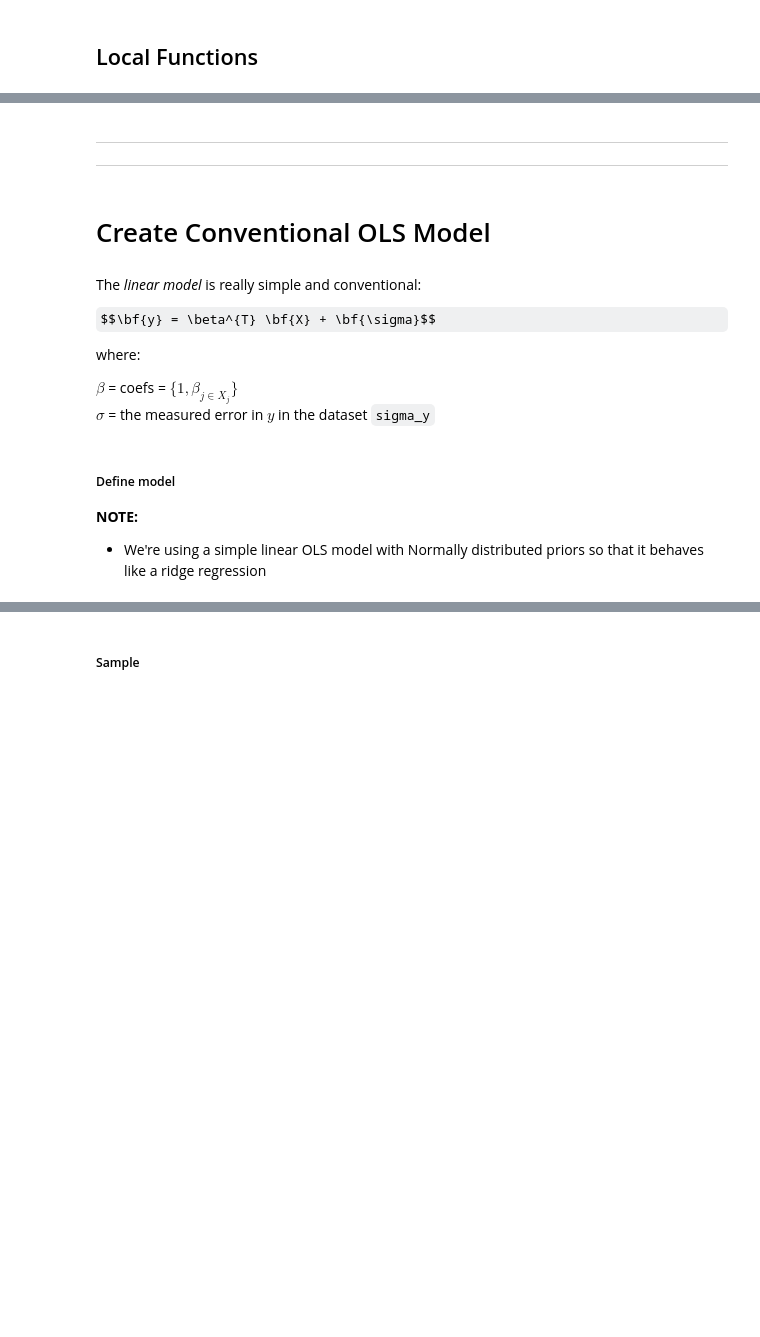
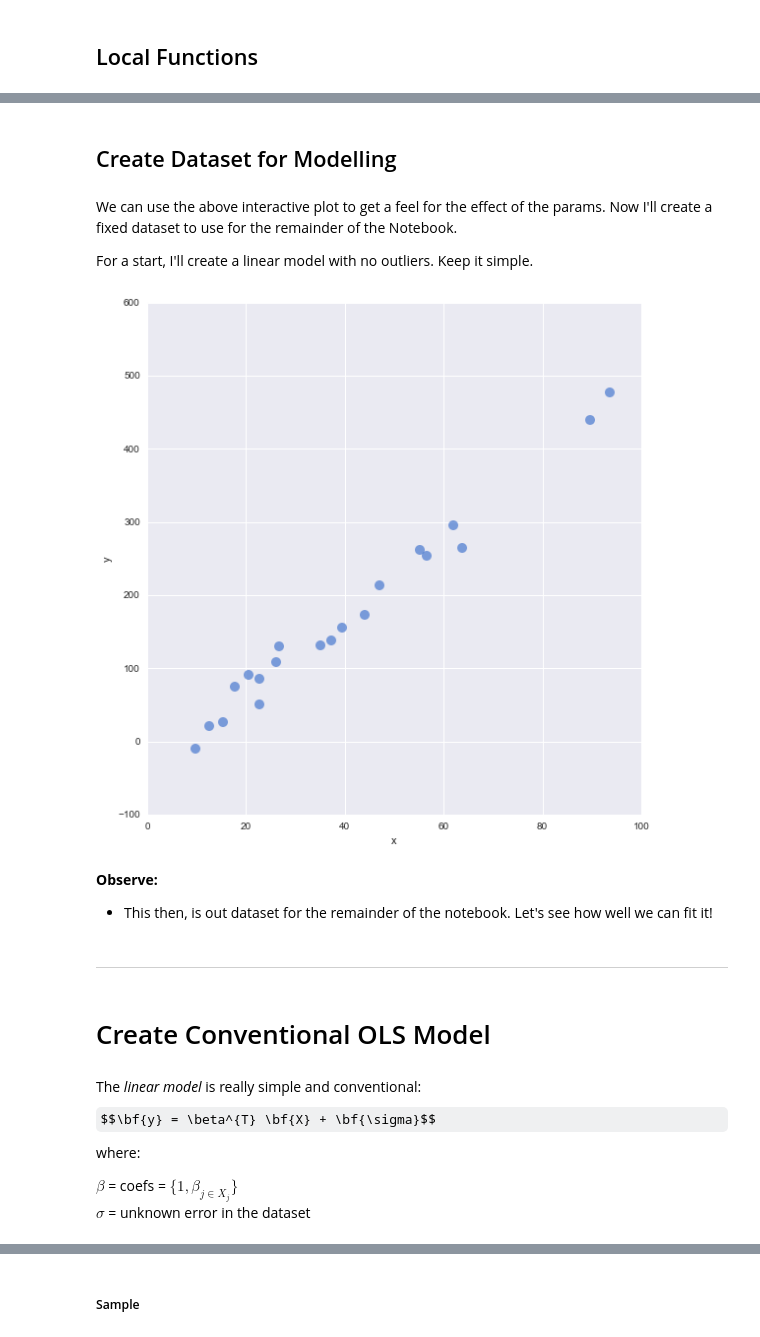
Before and after one commit to jonsedar/pymc_examples, a Jupyter notebook: ModelSelection-BayesFactor.ipynb, the cells around one changed output, grey strips where cells are left out. Drawn from its saved outputs; the diff is of its cells as text; code cells hidden in the pictures; some formulas as TeX source; blank space fills up the shorter version.

```diff
--- a/ModelSelection-BayesFactor.ipynb
+++ b/ModelSelection-BayesFactor.ipynb
@@ -142,0 +153,6 @@ _ = g.fig.suptitle('Scatterplot of Generated Data ({})'.format(ordr), fontsize=1
+# %% [markdown]
+## Create Dataset for Modelling
+# %% [markdown]
+We can use the above interactive plot to get a feel for the effect of the params. Now I'll create a fixed dataset to use for the remainder of the Notebook.
+
+For a start, I'll create a linear model with no outliers. Keep it simple.
@@ -143,20 +162,20 @@ _ = g.fig.suptitle('Scatterplot of Generated Data ({})'.format(ordr), fontsize=1
+# %%
+g = sns.lmplot(x='x', y='y', data=df, fit_reg=False, size=8
+               ,scatter_kws={'alpha':0.7,'s':100})
+# %% [output]
+[figure, added]
+# %% [markdown]
+**Observe:**
+
++ This then, is out dataset for the remainder of the notebook. Let's see how well we can fit it!
 # %% [markdown]
 ---
-
----
 # %% [markdown]
 # Create Conventional OLS Model
 # %% [markdown]
 The *linear model* is really simple and conventional:
-
 $$\bf{y} = \beta^{T} \bf{X} + \bf{\sigma}$$
-
 where:
 
 $\beta$ = coefs = $\{1, \beta_{j \in X_{j}}\}$
-$\sigma$ = the measured error in $y$ in the dataset `sigma_y`
+$\sigma$ = unknown error in the dataset
-# %% [markdown]
-##### Define model
-
-**NOTE:**
-+ We're using a simple linear OLS model with Normally distributed priors so that it behaves like a ridge regression
```
Also changed, not shown: parts of 18 cells of this notebook.
